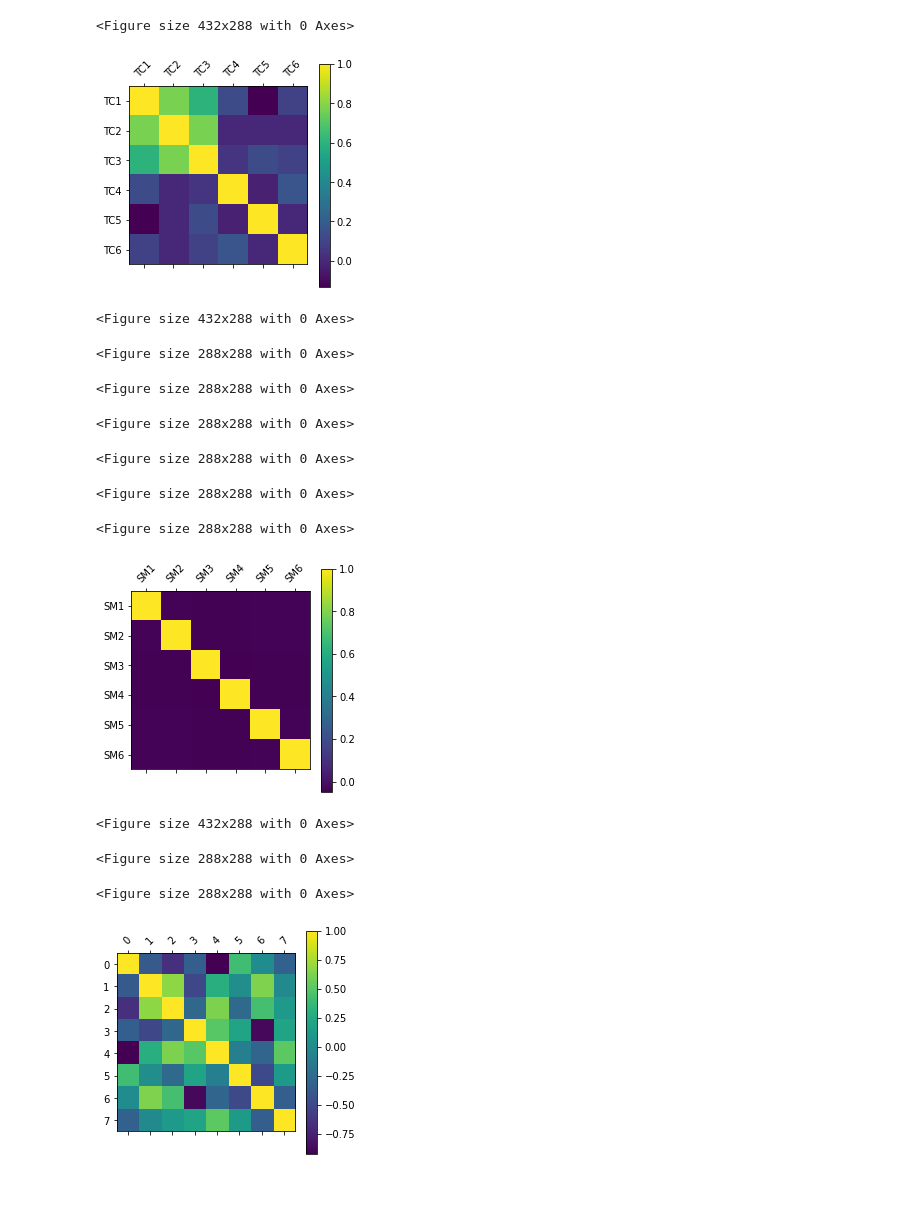
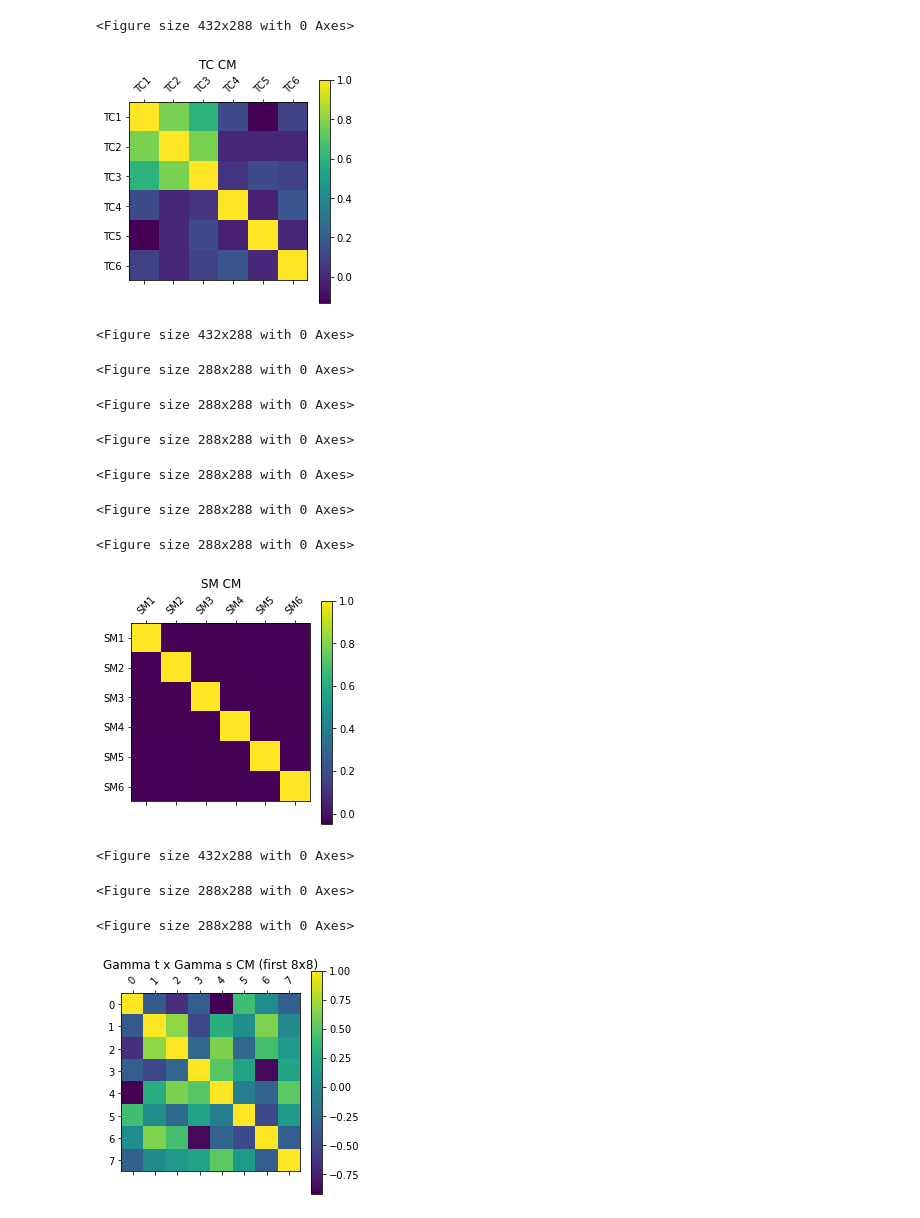
Before and after one commit to hunterthorpe/MAST30034_A1, a Jupyter notebook: code/assignment.ipynb, the cells around one changed output. Cells and saved outputs as stored; diff of their text form; code cells hidden in the pictures; blank space fills up the shorter version.

Commit message:
basically done, found linear relationship, fixed bug with space maps

```diff
--- a/code/assignment.ipynb
+++ b/code/assignment.ipynb
@@ -75,6 +62,6 @@ tc = tc_df.to_numpy()
 # %%
 #Question 1.2
-def get_cm(df, num_vectors, tick_labels, save_path):
+def get_cm(df, num_vectors, tick_labels, save_path, title):
     plt.clf()
     if len(df.iloc[0]) == num_vectors:
         plt.matshow(df.corr())
@@ -84,12 +71,13 @@ def get_cm(df, num_vectors, tick_labels, save_path):
     ticks = [i for i in range(num_vectors)]
     plt.xticks(ticks, tick_labels, rotation=45)
     plt.yticks(ticks, tick_labels)
+    plt.title(title)
     plt.savefig(save_path)
 
-get_cm(tc_df, NUM_T_SOURCES, t_vector_names, '../plots/1.2/CM_1.2.jpeg')
+get_cm(tc_df, NUM_T_SOURCES, t_vector_names, '../plots/1.2/CM_1.2.jpeg', 'TC CM')
 # %% [output]
 <Figure size 432x288 with 0 Axes>
-[figure, old version]
+[figure, new version]
 # %%
 # Question 1.3
 tmpSM = []
@@ -103,7 +91,7 @@ s_vector_names = ['SM1', 'SM2', 'SM3', 'SM4', 'SM5', 'SM6']
 
 def plot_map(matrix, axis):
     axis.matshow(matrix)
-    #axis.colorbar()
+    axis.colorbar()
     axis.xticks(np.arange(0, MAP_WIDTH+1, 2.0))
     axis.yticks(np.arange(0, MAP_LENGTH+1, 2.0))
 
@@ -116,39 +104,40 @@ for matrix_num in range(NUM_MAPS):
             row.append(0)
         matrix.append(row)
     # adding ones
-    for i in range(V_SLICE[matrix_num][0], V_SLICE[matrix_num][1]):
-        for j in range(H_SLICE[matrix_num][0], H_SLICE[matrix_num][1]):
+    for i in range(V_SLICE[matrix_num][0] - 1, V_SLICE[matrix_num][1] - 1):
+        for j in range(H_SLICE[matrix_num][0] - 1, H_SLICE[matrix_num][1] - 1):
             matrix[i][j] = 1
     # plotting map
     plt.clf()
     plot_map(matrix, plt)
+    plt.title('SM ' + str(matrix_num + 1), fontdict = {'fontsize' : 16})
     plt.savefig('../plots/1.3/sm_' + str(matrix_num + 1) + '.jpeg')
 
     tmpSM.append(matrix)
 
 def get_column(matrix, col_num):
     """Retrivies column col_num from matrix"""
     col = []
     for row in matrix:
         col.append(row[col_num])
     return col
 
 # reshaping array column wise
 sm = []
 for matrix_num in range(NUM_MAPS):
-    sm.append(np.reshape(tmpSM[matrix_num], V))
+    sm.append(np.array(tmpSM[matrix_num]).flatten('F'))
 
 sm_df = pd.DataFrame(sm, columns = range(1, V+1))
-get_cm(sm_df, NUM_MAPS, s_vector_names, '../plots/1.3/CM_1.3.jpeg')
+get_cm(sm_df, NUM_MAPS, s_vector_names, '../plots/1.3/CM_1.3.jpeg', 'SM CM')
 # %% [output]
 <Figure size 432x288 with 0 Axes>
 <Figure size 288x288 with 0 Axes>
 <Figure size 288x288 with 0 Axes>
 <Figure size 288x288 with 0 Axes>
 <Figure size 288x288 with 0 Axes>
 <Figure size 288x288 with 0 Axes>
 <Figure size 288x288 with 0 Axes>
-[figure, old version]
+[figure, new version]
 # %%
 # Question 1.4
 T_NOISE_VAR = 0.25
@@ -171,17 +160,19 @@ def get_noise(width, length, mean, var):
 # generating temporal noise, correlation matrix and histogram
 gamma_t, t_noise = get_noise(NUM_T_SOURCES, N, MEAN, T_NOISE_VAR)
 gamma_t_df = pd.DataFrame(gamma_t,  columns = t_vector_names)
-get_cm(gamma_t_df, NUM_T_SOURCES, ['N_TC1', 'N_TC2', 'N_TC3', 'N_TC4', 'N_TC5', 'N_TC6'], '../plots/1.4/time_noise_cm.jpeg')
+get_cm(gamma_t_df, NUM_T_SOURCES, ['N_TC1', 'N_TC2', 'N_TC3', 'N_TC4', 'N_TC5', 'N_TC6'], '../plots/1.4/time_noise_cm.jpeg', 'Gamma t CM')
 plt.clf()
 sns.distplot(t_noise)
+plt.title('Gamma t histogram')
 plt.savefig('../plots/1.4/time_noise_hist.jpeg')
 
 # generating spacial noise, correlation matrix and histogram
 gamma_s, s_noise = get_noise(V, NUM_MAPS, MEAN, S_NOISE_VAR)
 gamma_s_df = pd.DataFrame(gamma_s,  columns = range(1, V+1))
-get_cm(gamma_t_df, NUM_MAPS, ['N_SM1', 'N_SM2', 'N_SM3', 'N_SM4', 'N_SM5', 'N_SM6'], '../plots/1.4/space_noise_cm.jpeg')
+get_cm(gamma_t_df, NUM_MAPS, ['N_SM1', 'N_SM2', 'N_SM3', 'N_SM4', 'N_SM5', 'N_SM6'], '../plots/1.4/space_noise_cm.jpeg', 'Gamma s CM')
 plt.clf()
 sns.distplot(t_noise)
+plt.title('Gamma s histogram')
 plt.savefig('../plots/1.4/space_noise_hist.jpeg')
 
 # product of Gamma t and Gamma s (displaying subset)
@@ -191,12 +182,12 @@ prod_subset = []
 for i in range(SUBSET_LENGTH):
     row = list(noise_product[i])[0:SUBSET_LENGTH]
     prod_subset.append(row)
-get_cm(pd.DataFrame(prod_subset, columns=range(SUBSET_LENGTH)), SUBSET_LENGTH, [str(x) for x in range(8)], '../plots/1.4/noise_product_cm.jpeg')
+get_cm(pd.DataFrame(prod_subset, columns=range(SUBSET_LENGTH)), SUBSET_LENGTH, [str(x) for x in range(8)], '../plots/1.4/noise_product_cm.jpeg', 'Gamma t x Gamma s CM (first 8x8)')
 # %% [output]
 <Figure size 432x288 with 0 Axes>
 <Figure size 288x288 with 0 Axes>
 <Figure size 288x288 with 0 Axes>
-[figure, old version]
+[figure, new version]
 # %%
 # Question 1.5
 left = (tc_df.add(gamma_t_df))
```
Also changed, not shown: parts of 7 cells of this notebook, 50 other files.
